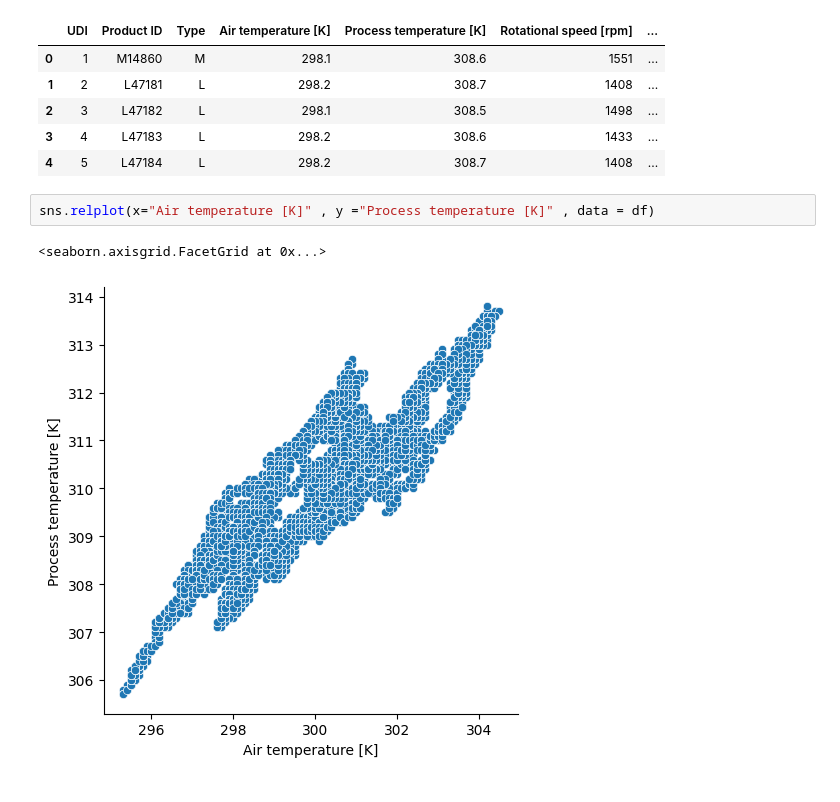
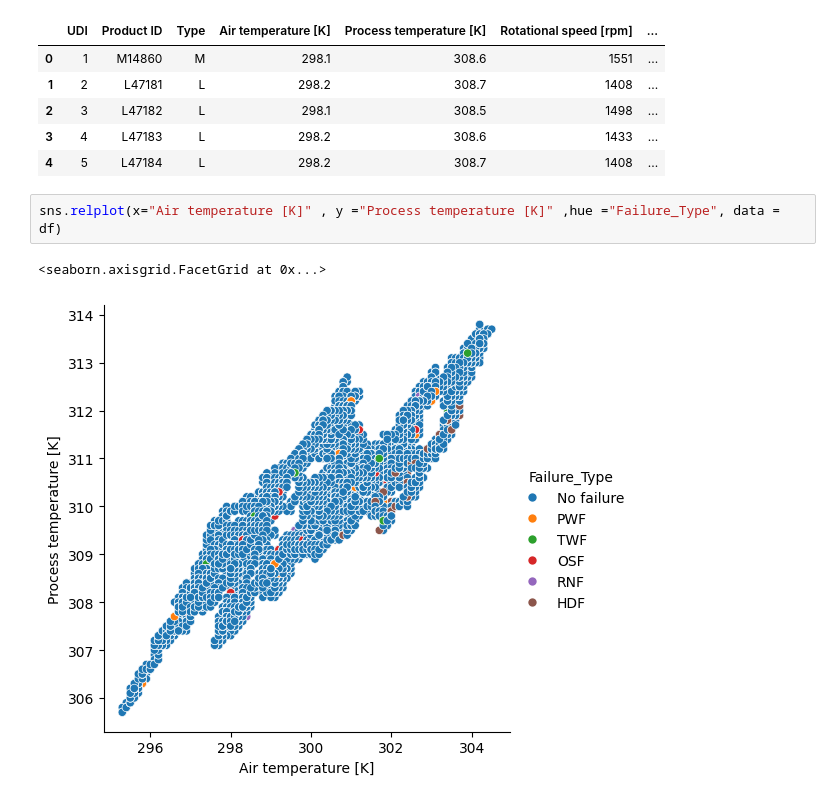
Before and after one commit to Mehdi007bond/Predictive_maintenance_ML, a Jupyter notebook: ML_Predictive_maintenance.ipynb, the cells around one changed output. Drawn from its saved outputs; the diff is of its cells as text.

```diff
--- a/ML_Predictive_maintenance.ipynb
+++ b/ML_Predictive_maintenance.ipynb
@@ -157,7 +157,7 @@ df.head()
 | 3 | 4 | L47183 | L | 298.2 | 308.6 | 1433 | ... |
 | 4 | 5 | L47184 | L | 298.2 | 308.7 | 1408 | ... |
 # %%
-sns.relplot(x="Air temperature [K]" , y ="Process temperature [K]" , data = df)
+sns.relplot(x="Air temperature [K]" , y ="Process temperature [K]" ,hue ="Failure_Type", data = df)
 # %% [output]
 <seaborn.axisgrid.FacetGrid at 0x...>
-[figure, old version]
+[figure, new version]
```
Also changed, not shown: parts of 1 cell of this notebook.
